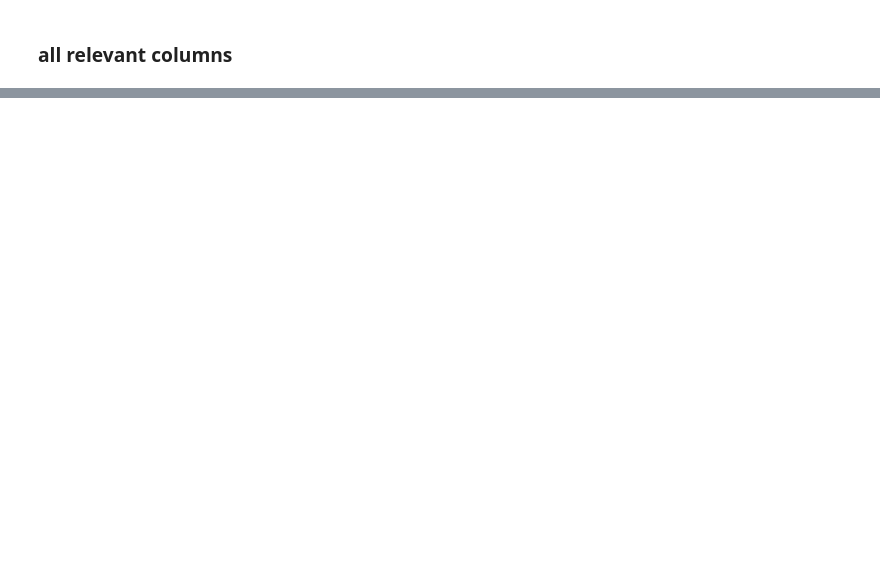
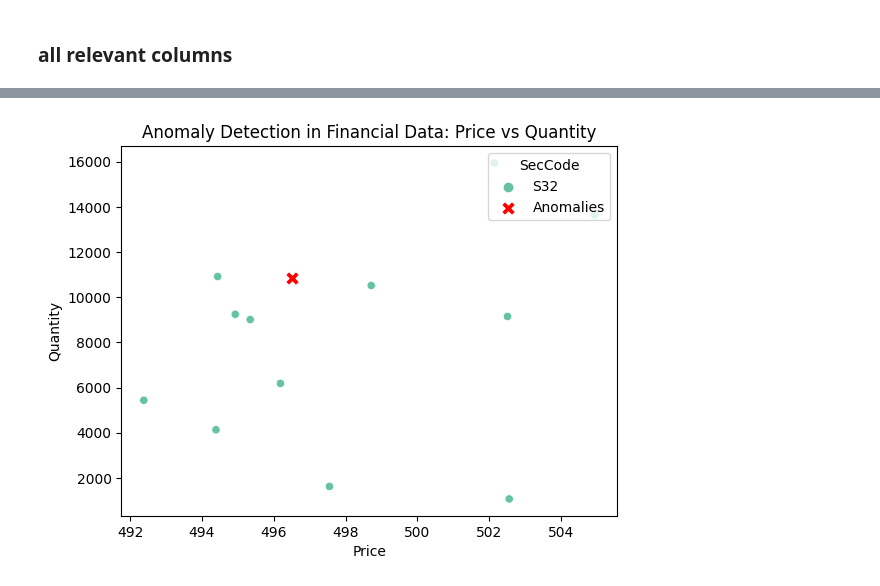
Before and after one commit to Kent-twl/BT4103-Capstone, a Jupyter notebook: src/anomaly.ipynb, the cells around one changed output, grey strips where cells are left out. Drawn from its saved outputs; the diff is of its cells as text; code cells hidden in the pictures; blank space fills up the shorter version.

```diff
--- a/src/anomaly.ipynb
+++ b/src/anomaly.ipynb
@@ -166,12 +223,12 @@ plt.show()
 ### all relevant columns
 # %%
 all_columns = discrete_columns_to_analyze + continuous_columns_to_analyze
-subset = df[all_columns]
-features = pd.get_dummies(subset, columns=discrete_columns_to_analyze)
+all_subset = df[all_columns]
+features = pd.get_dummies(all_subset, columns=discrete_columns_to_analyze)
 model = IsolationForest(n_estimators=100, contamination=0.01, random_state=42)
 model.fit(features)
 features['anomaly'] = model.predict(features)
-subset['anomaly'] = features['anomaly']
+all_subset['anomaly'] = features['anomaly']
 anomalies = features[features['anomaly'] == -1]
 print(f"Number of Anomalies Detected: {len(anomalies)}")
 print(anomalies)
@@ -200,0 +295,29 @@ See the caveats in the documentation: https://pandas.pydata.org/pandas-docs/stab
+# %%
+test = all_subset[all_subset['SecCode'] == 'S32']
+
+sns.scatterplot(
+    x='Price',
+    y='Quantity',
+    hue='SecCode',
+    data=test[test['anomaly'] == 1],
+    palette='Set2',
+    legend='full'
+)
+
+sns.scatterplot(
+    x='Price',
+    y='Quantity',
+    data=test[test['anomaly'] == -1],
+    color='red',
+    marker='X',
+    s=100,
+    label='Anomalies'
+)
+
+plt.title('Anomaly Detection in Financial Data: Price vs Quantity')
+plt.xlabel('Price')
+plt.ylabel('Quantity')
+plt.legend(title='SecCode', loc='upper right')
+plt.show()
+# %% [output]
+[figure, added]
```
Also changed, not shown: parts of 10 cells of this notebook.
